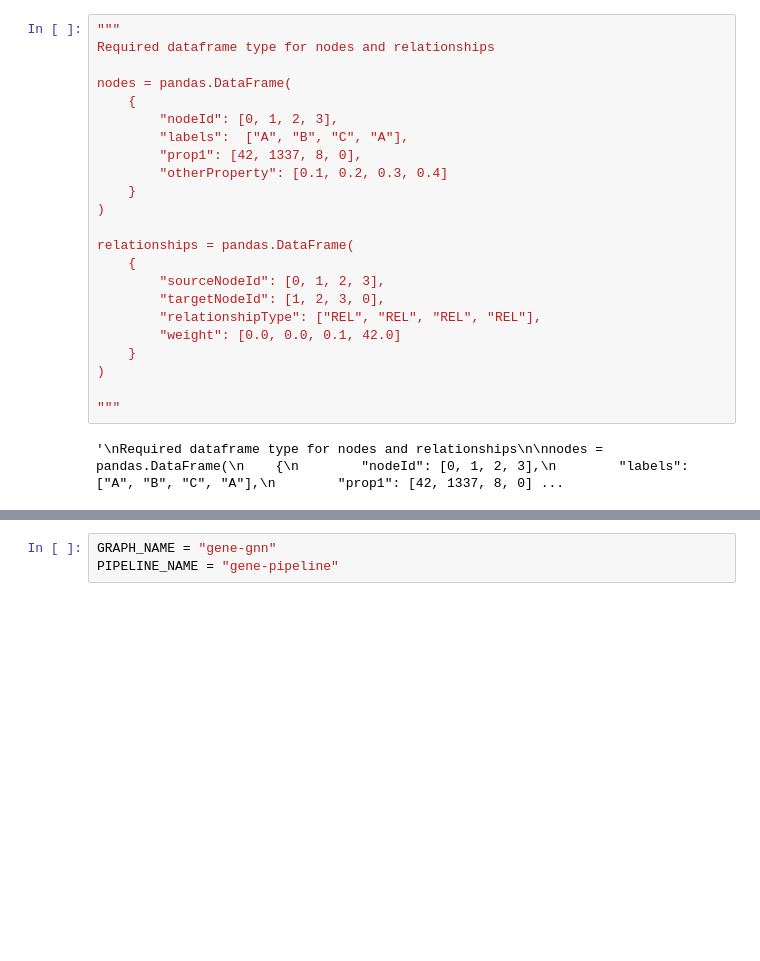
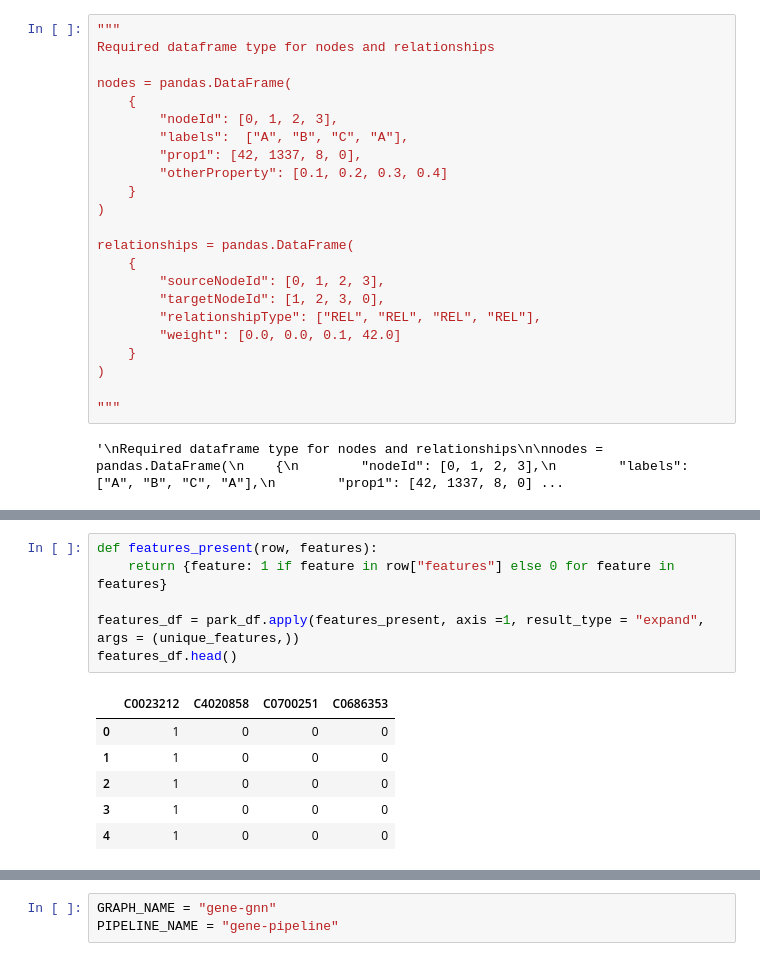
Before and after one commit to unmtransinfo/cfde-distillery, a Jupyter notebook: KG2ML/gds_hashgnn.ipynb, the cells around one changed output, grey strips where cells are left out. Saved outputs shown, nothing was run; the diff lists cells and outputs as text; blank space fills up the shorter version.

```diff
--- a/KG2ML/gds_hashgnn.ipynb
+++ b/KG2ML/gds_hashgnn.ipynb
@@ -59,0 +101,13 @@ relationships = pandas.DataFrame(
+# %%
+def features_present(row, features):
+    return {feature: 1 if feature in row["features"] else 0 for feature in features}
+
+features_df = park_df.apply(features_present, axis =1, result_type = "expand", args = (unique_features,))
+features_df.head()
+# %% [output]
+|  | C0023212 | C4020858 | C0700251 | C0686353 |
+| 0 | 1 | 0 | 0 | 0 |
+| 1 | 1 | 0 | 0 | 0 |
+| 2 | 1 | 0 | 0 | 0 |
+| 3 | 1 | 0 | 0 | 0 |
+| 4 | 1 | 0 | 0 | 0 |
```
Also changed, not shown: parts of 4 cells of this notebook, 1 other file.
